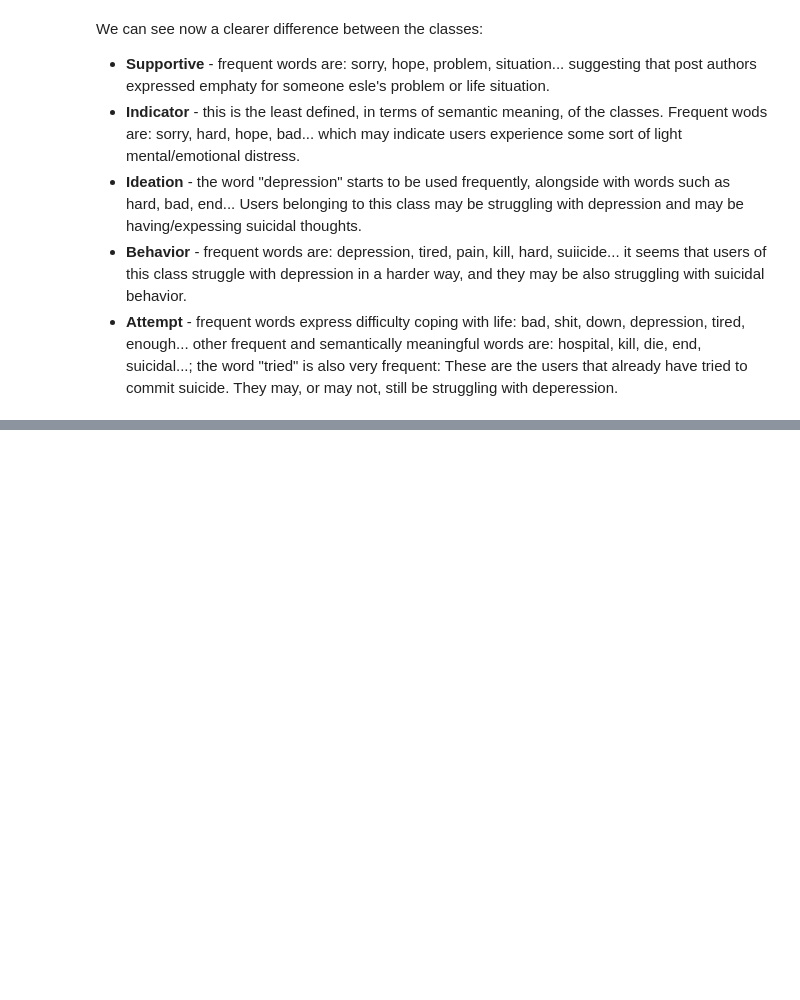
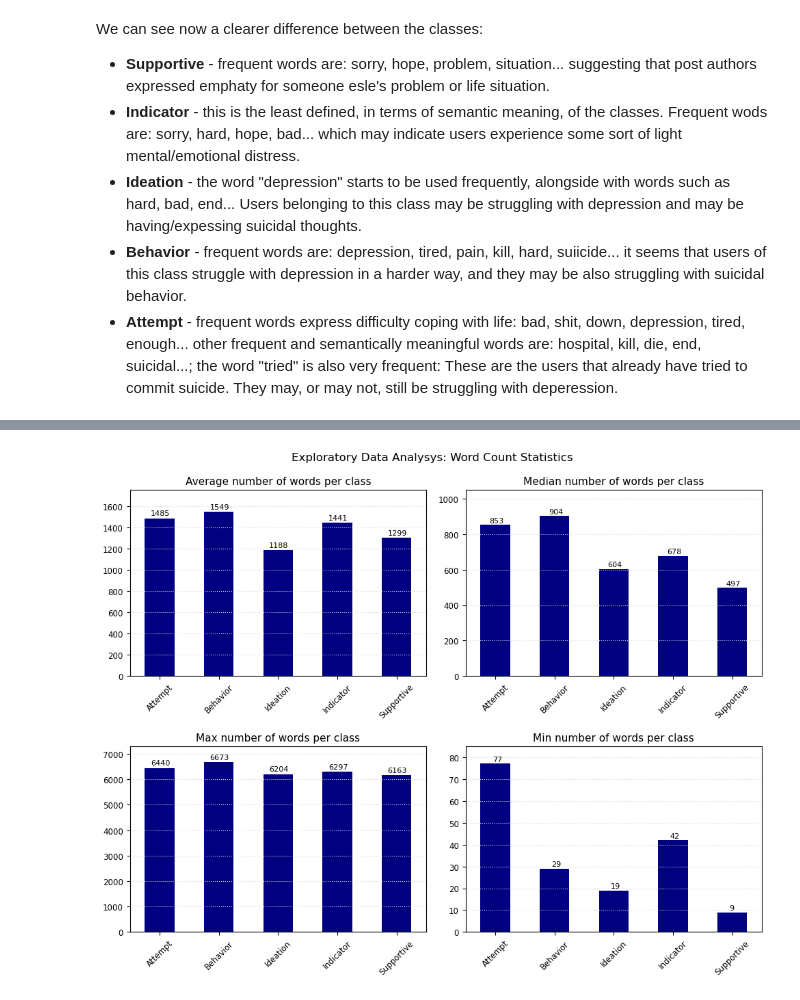
Before and after one commit to SebastianoDenegri/Targeted_Suicide_Intervention, a Jupyter notebook: Reddit_Users_Classification.ipynb, the cells around one changed output, grey strips where cells are left out. Cells and saved outputs as stored; diff of their text form; code cells hidden in the pictures; blank space fills up the shorter version.

Commit message:
eda: word count frequency

```diff
--- a/Reddit_Users_Classification.ipynb
+++ b/Reddit_Users_Classification.ipynb
@@ -459,0 +417,7 @@ NEXT STEPS FOR EDA:
+# %%
+word_ds = data.groupby(['Label'], as_index=False)['word_count'].mean()
+word_ds.rename(columns={'word_count':'wc_mean'}, inplace=True)
+word_ds['wc_max'] = data.groupby(['Label'], as_index=False)['word_count'].max()['word_count']
+word_ds['wc_min'] = data.groupby(['Label'], as_index=False)['word_count'].min()['word_count']
+word_ds['wc_med'] = data.groupby(['Label'], as_index=False)['word_count'].median()['word_count']
+word_ds
@@ -459,0 +431,68 @@ NEXT STEPS FOR EDA:
+# %%
+fig = plt.figure(figsize=(10,8))
+ax1 = fig.add_subplot(2,2,1)
+ax2 = fig.add_subplot(2,2,2)
+ax3 = fig.add_subplot(2,2,3)
+ax4 = fig.add_subplot(2,2,4)
+
+word_ds.plot(x='Label', y='wc_mean', kind='bar', color='navy', rot=45, legend=False, ax=ax1)
+ax1.set_title('Average number of words per class', fontsize=11)
+ax1.set_xlabel("", fontsize=0.1)
+ax1.set_xticklabels(word_ds.Label, fontsize=8.5)
+ax1.set_yticklabels(range(0,1601,200), fontsize=8.5)
+ax1.grid(True, axis='y', color='gainsboro', ls= ':', linewidth=0.8)
+ax1.set_ylim(0,1750)
+for i in ax1.patches:
+    ax1.annotate(round(i.get_height(),),
+                 xy = (i.get_x()+0.1, i.get_height()+45),
+                 ha='left',
+                 va='center',
+                 fontsize=8)
+
+word_ds.plot(x='Label', y='wc_med', kind='bar', color='navy', rot=45, legend=False, ax=ax2)
+ax2.set_title('Median number of words per class', fontsize=11)
+ax2.set_xlabel("", fontsize=0.1)
+ax2.set_xticklabels(word_ds.Label, fontsize=8.5)
+ax2.set_yticklabels(range(0,1001,200), fontsize=8.5)
+ax2.grid(True, axis='y', color='gainsboro', ls= ':', linewidth=0.8)
+ax2.set_ylim(0,1050)
+for i in ax2.patches:
+    ax2.annotate(round(i.get_height(),),
+                 xy = (i.get_x()+0.15, i.get_height()+25),
+                 ha='left',
+                 va='center',
+                 fontsize=8)
+
+word_ds.plot(x='Label', y='wc_max', kind='bar', color='navy', rot=45, legend=False, ax=ax3)
+ax3.set_title('Max number of words per class', fontsize=11)
+ax3.set_xlabel("", fontsize=0.1)
+ax3.set_xticklabels(word_ds.Label, fontsize=8.5)
+ax3.set_yticklabels(range(0,7001,1000), fontsize=8.5)
+ax3.grid(True, axis='y', color='gainsboro', ls= ':', linewidth=0.8)
+ax3.set_ylim(0,7300)
+for i in ax3.patches:
+    ax3.annotate(round(i.get_height(),),
+                 xy = (i.get_x()+0.1, i.get_height()+200),
+                 ha='left',
+                 va='center',
+                 fontsize=8)
+
+word_ds.plot(x='Label', y='wc_min', kind='bar', color='navy', rot=45, legend=False, ax=ax4)
+ax4.set_title('Min number of words per class', fontsize=11)
+ax4.set_xlabel("", fontsize=0.1)
+ax4.set_xticklabels(word_ds.Label, fontsize=8.5)
+ax4.set_yticklabels(range(0,81,10), fontsize=8.5)
+ax4.grid(True, axis='y', color='gainsboro', ls= ':', linewidth=0.8)
+ax4.set_ylim(0,85)
+for i in ax4.patches:
+    ax4.annotate(round(i.get_height(),),
+                 xy = (i.get_x()+0.2, i.get_height()+2),
+                 ha='left',
+                 va='center',
+                 fontsize=8)
+
+fig.suptitle('Exploratory Data Analysys: Word Count Statistics', fontsize=12)
+plt.tight_layout(pad=1.3)
+plt.show()
+# %% [output]
+[figure, added]
```
Also changed, not shown: parts of 26 cells of this notebook.
